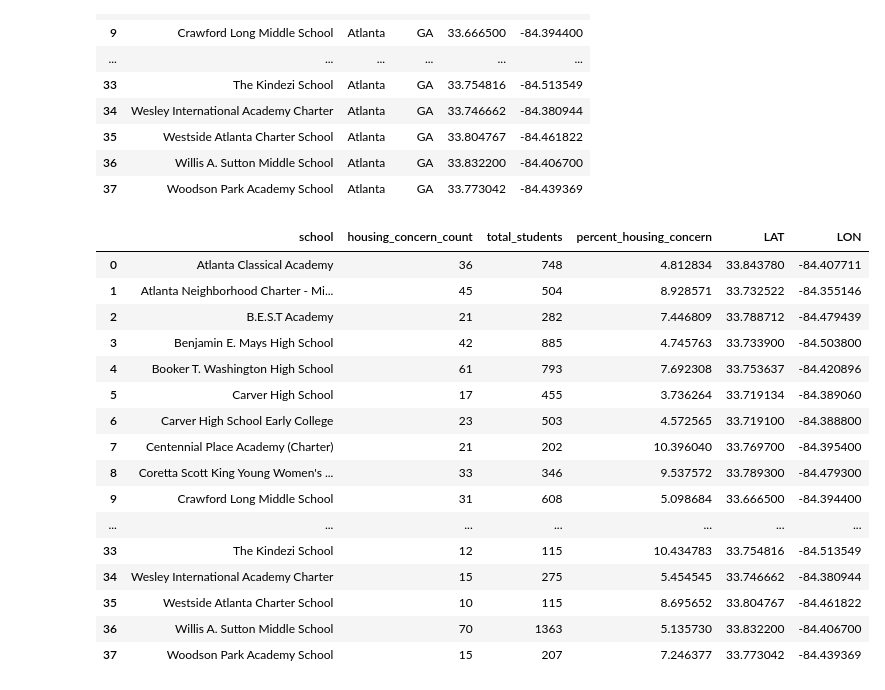
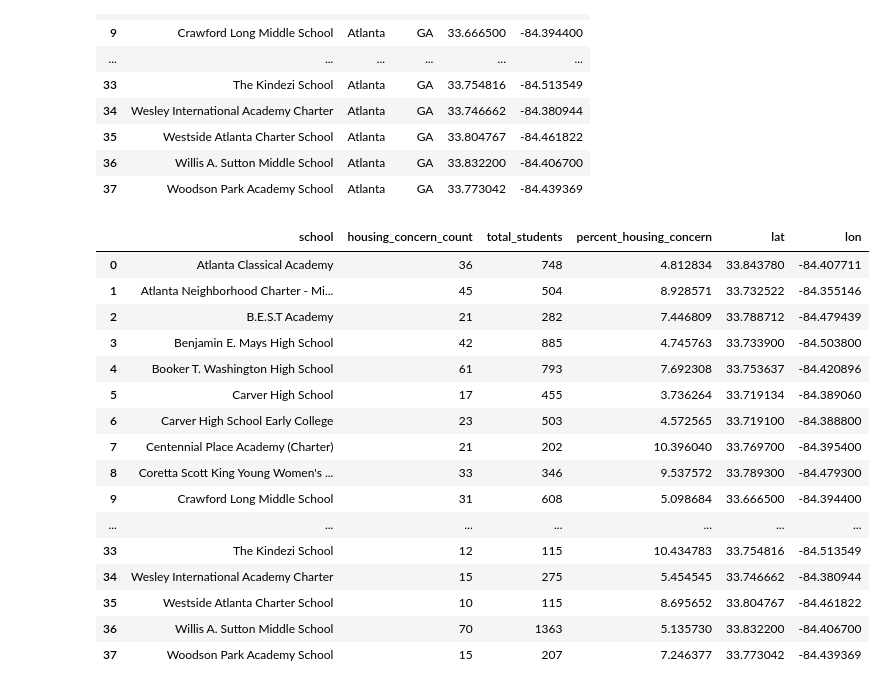
Before and after one commit to win-lau/gadoe-survey, a Jupyter notebook: analysis/summary_viz.ipynb, the cells around one changed output. Drawn from its saved outputs; the diff is of its cells as text; code cells hidden in the pictures.

```diff
--- a/analysis/summary_viz.ipynb
+++ b/analysis/summary_viz.ipynb
@@ -95,14 +95,17 @@ locations_filtered.to_csv("../results/school_locations.csv", index=False)
 # %%
 # merge location data with main dataset
 
 school_loc_data = "../results/school_locations.csv"
 school_loc = pd.read_csv(school_loc_data)
 
 df_with_loc = pd.merge(df, school_loc, left_on="school", right_on="NAME", how="left")
 df_with_loc = df_with_loc.drop(columns=["file", "NAME", "CITY", "STATE"])
+df_with_loc = df_with_loc.rename(columns={"LAT": "lat", "LON": "lon"})
 display(df_with_loc)
+
+df_with_loc.to_csv("../results/final_housing_data_with_loc.csv", index=False)
 # %% [output]
-|  | school | housing_concern_count | total_students | percent_housing_concern | LAT | LON |
+|  | school | housing_concern_count | total_students | percent_housing_concern | lat | lon |
 | 0 | Atlanta Classical Academy | 36 | 748 | 4.812834 | 33.843780 | -84.407711 |
 | 1 | Atlanta Neighborhood Charter - Mi... | 45 | 504 | 8.928571 | 33.732522 | -84.355146 |
 | 2 | B.E.S.T Academy | 21 | 282 | 7.446809 | 33.788712 | -84.479439 |
```
Also changed, not shown: parts of 1 cell of this notebook.
